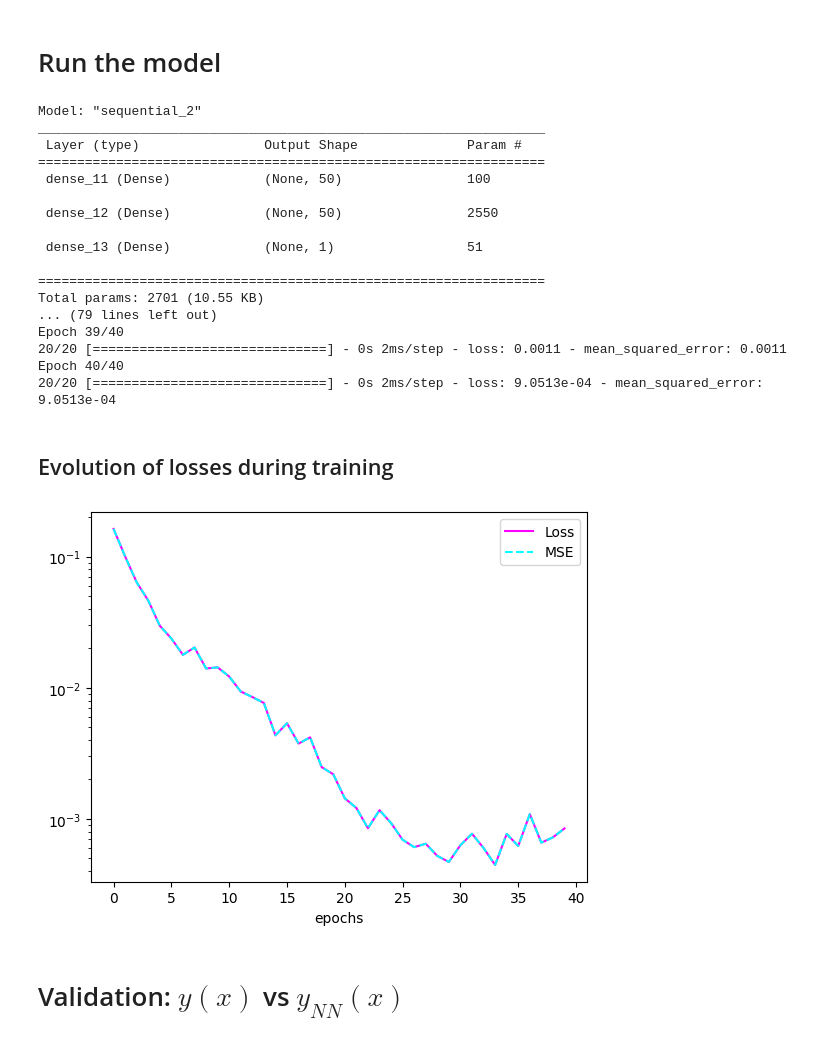
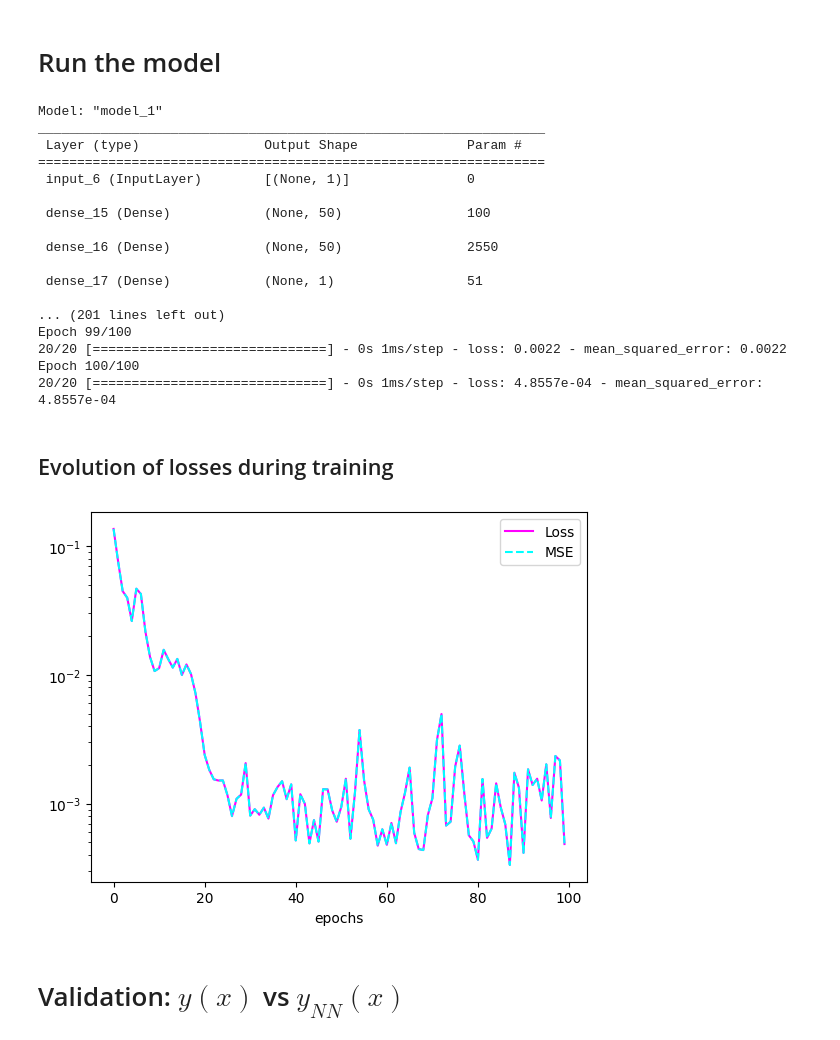
Before and after one commit to IrisFDTD/AI-UNIZAR-course, a Jupyter notebook: regression/ai_unizar_course_regression_1.ipynb, the cells around one changed output. Drawn from its saved outputs; the diff is of its cells as text; code cells hidden in the pictures.

```diff
--- a/regression/ai_unizar_course_regression_1.ipynb
+++ b/regression/ai_unizar_course_regression_1.ipynb
@@ -44,7 +45,7 @@ y_train=tf.exp(-x_train)
 # Hyperparameters
 # %%
 # Hiperparameters
-epochs = 40
+epochs = 100
 lr=0.001
 # %% [markdown]
 ## Model (version 1)
@@ -69,10 +70,13 @@ input=Input(shape=(1,))
 x=Dense(50, activation='elu')(input)
 x=Dense(50, activation='elu')(x)
 output = Dense(1,activation=None)(x)
-model=Model(input,output)
+model_3=Model(input,output)
 # %% [markdown]
 # Metrics, optimizer and loss
 # %%
+# Choose the model!!
+model=model_3
+
 # Definition of the metrics, optimizer and loss
 loss= tf.keras.losses.MeanSquaredError()
 metrics=tf.keras.metrics.MeanSquaredError()
@@ -87,38 +91,40 @@ model.compile(loss=loss,
 model.summary()
 history=model.fit(x_train, y_train,batch_size=1,epochs=epochs)
 # %% [output]
-Model: "sequential_2"
+Model: "model_1"
 _________________________________________________________________
  Layer (type)                Output Shape              Param #
 =================================================================
- dense_11 (Dense)            (None, 50)                100
+ input_6 (InputLayer)        [(None, 1)]               0
 
- dense_12 (Dense)            (None, 50)                2550
+ dense_15 (Dense)            (None, 50)                100
 
- dense_13 (Dense)            (None, 1)                 51
+ dense_16 (Dense)            (None, 50)                2550
 
-=================================================================
-Total params: 2701 (10.55 KB)
-... (79 lines left out)
-Epoch 39/40
-20/20 [==============================] - 0s 2ms/step - loss: 0.0011 - mean_squared_error: 0.0011
-Epoch 40/40
-20/20 [==============================] - 0s 2ms/step - loss: 9.0513e-04 - mean_squared_error: 9.0513e-04
+ dense_17 (Dense)            (None, 1)                 51
+
+... (201 lines left out)
+Epoch 99/100
+20/20 [==============================] - 0s 1ms/step - loss: 0.0022 - mean_squared_error: 0.0022
+Epoch 100/100
+20/20 [==============================] - 0s 1ms/step - loss: 4.8557e-04 - mean_squared_error: 4.8557e-04
 # %% [markdown]
 ##  Evolution of losses during training
 # %%
 # summarize history for loss and metris
 plt.rcParams['figure.dpi'] = 100
-plt.plot(history.history['loss'],color='magenta',
+plt.plot(history.history['loss'],
+         color='magenta',
          label='Loss')
-plt.plot(history.history['mean_squared_error'],color='cyan',
+plt.plot(history.history['mean_squared_error'],
+         color='cyan',
          label='MSE',linestyle='--')
 plt.yscale("log")
 plt.xlabel('epochs')
 plt.legend(loc='upper right')
 plt.show()
 # %% [output]
-[figure, old version]
+[figure, new version]
 # %% [markdown]
 # Validation: $y(x)$ vs $y_{NN}(x)$
 # %%
```
Also changed, not shown: parts of 7 cells of this notebook, 1 other file.
